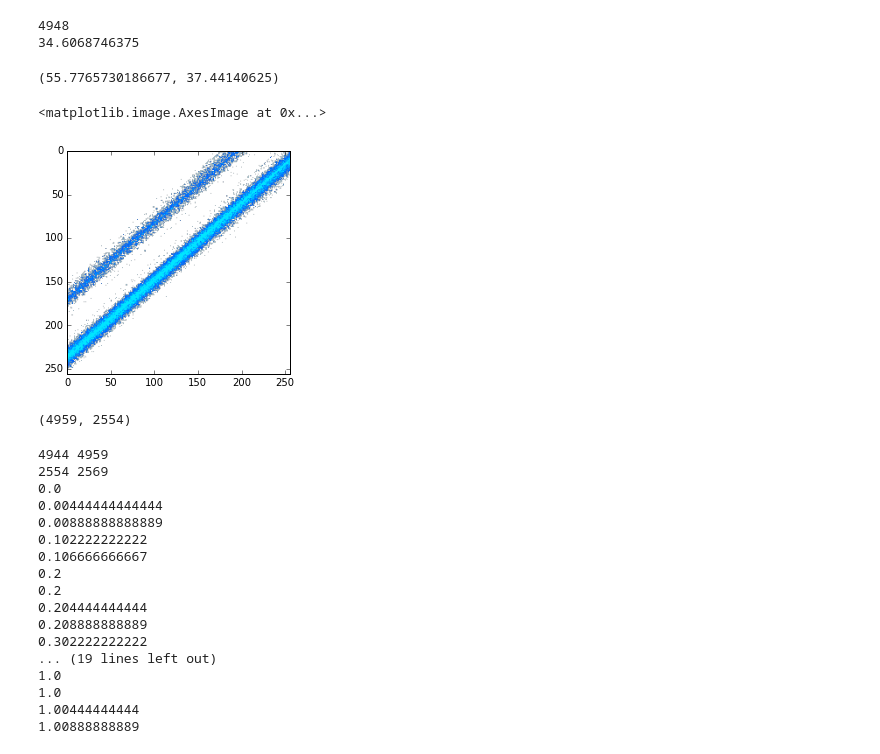
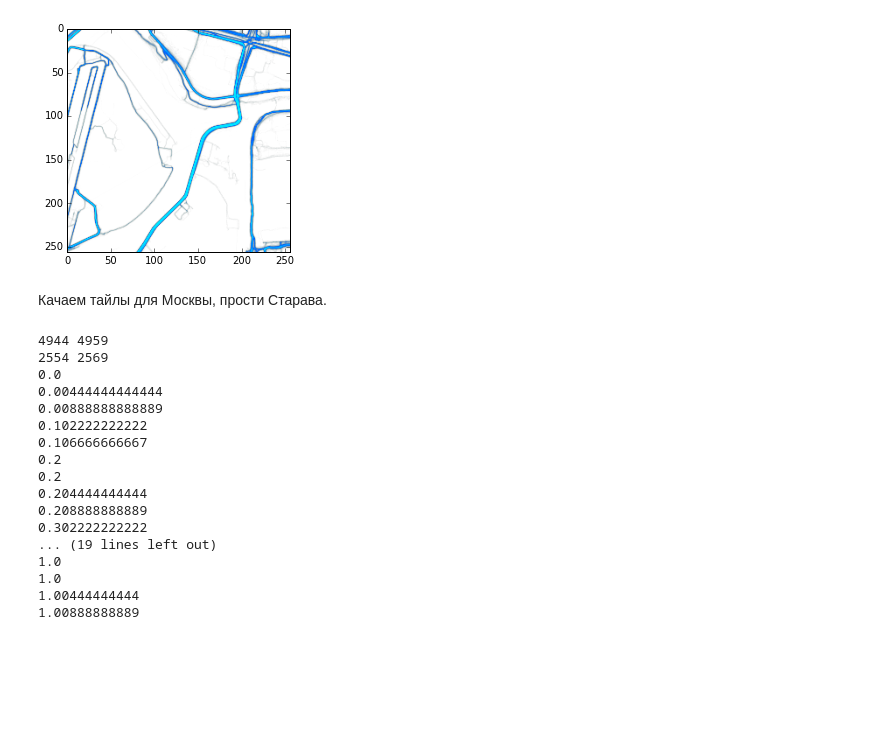
Before and after one commit to m12sl/nsnd-hackathone, a Jupyter notebook: Strava.ipynb, the cells around one changed output. Saved outputs shown, nothing was run; the diff lists cells and outputs as text; code cells hidden in the pictures; blank space fills up the shorter version.

```diff
--- a/Strava.ipynb
+++ b/Strava.ipynb
@@ -57,35 +60,10 @@ for c in xrange(0, 8):
-# %%
-print x
-print float(x) / 2 ** z * 180 / math.pi
-# %% [output]
-4948
-34.6068746375
-# %%
-def deg2num(lat_deg, lon_deg, zoom):
-    lat_rad = math.radians(lat_deg)
-    n = 2.0 ** zoom
-    xtile = int((lon_deg + 180.0) / 360.0 * n)
-    ytile = int((1.0 - math.log(math.tan(lat_rad) + (1 / math.cos(lat_rad))) / math.pi) / 2.0 * n)
-    return (xtile, ytile)
-
-def num2deg(xtile, ytile, zoom):
-    n = 2.0 ** zoom
-    lon_deg = xtile / n * 360.0 - 180.0
-    lat_rad = math.atan(math.sinh(math.pi * (1.0 - 2.0 * ytile / n)))
-    lat_deg = math.degrees(lat_rad)
-    return (lat_deg, lon_deg)
-num2deg(x, y, z)
-# %% [output]
-(55.7765730186677, 37.44140625)
-# %%
-plt.imshow(getTile(x * 16, y * 16, z + 4))
-# %% [output]
-<matplotlib.image.AxesImage at 0x...>
-[figure, removed]
-# %%
-deg2num(55.91, 37.93, 13)
-# %% [output]
-(4959, 2554)
+# %%
+plt.imshow(getTile(4948, 2560, 13))
+plt.show()
+# %% [output]
+[figure, added]
+# %% [markdown]
+Качаем тайлы для Москвы, прости Старава.
 # %%
 zoom = 13
 xmin, ymax = deg2num(55.55, 37.3, zoom)
```
Also changed, not shown: parts of 4 cells of this notebook.
